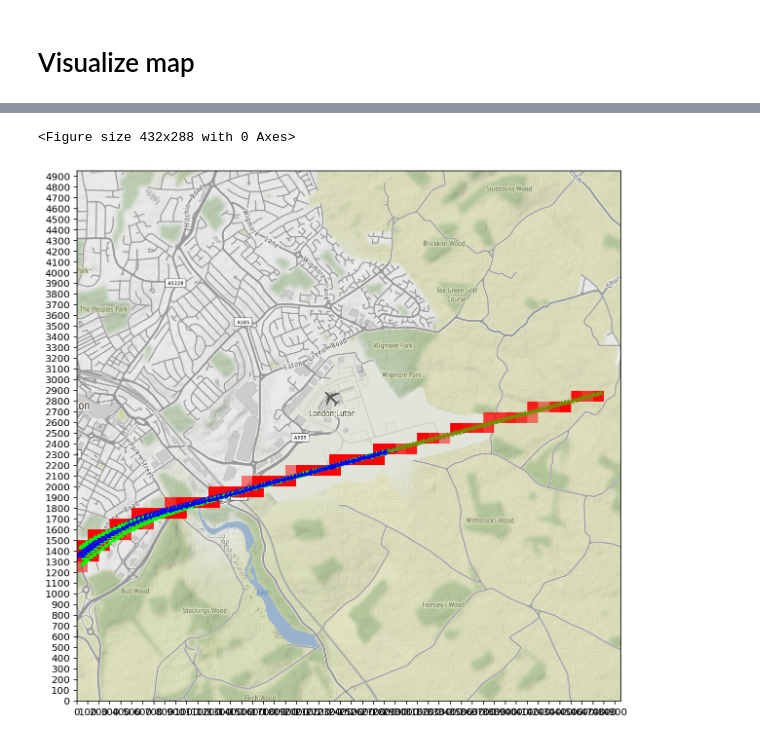
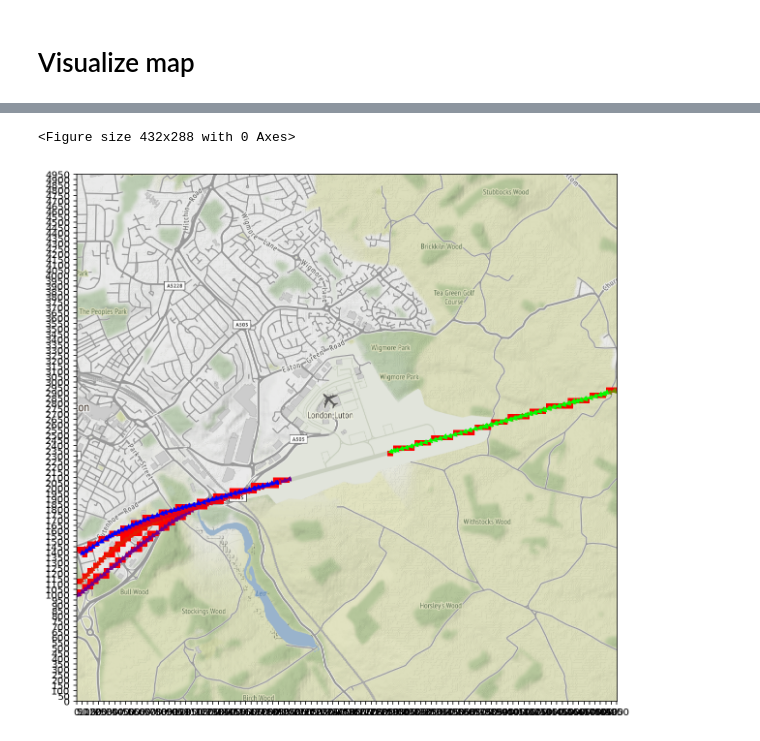
Before and after one commit to naguzmans/opportunistic-utm, a Jupyter notebook: spark.ipynb, the cells around one changed output, grey strips where cells are left out. Drawn from its saved outputs; the diff is of its cells as text; code cells hidden in the pictures.

```diff
--- a/spark.ipynb
+++ b/spark.ipynb
@@ -298,6 +291,8 @@ hour_subset.head()
 from datetime import timezone
 from datetime import datetime
 import math
+import numpy as np
+from haversine import haversine, Unit, inverse_haversine
 
 # Calculate distances to airport
 airport = (51.87626460000001, -0.3717470999999932) # Luton
@@ -308,9 +303,10 @@ min_lat, max_lat, min_lon, max_lon = (min_coord[0], max_coord[0], min_coord[1],
 
 year = 2019
 month = 1
-day = 1
+day = 22
 
-hour_lookup = 1546322400
+hour_lookup = 1548154800
+grid_size = 50
 
 hour_start = datetime(year, month, day, 0, 0, 0).replace(tzinfo=timezone.utc).timestamp()
 hour_end = datetime(year, month, day, 23, 59, 59).replace(tzinfo=timezone.utc).timestamp()
@@ -334,11 +330,11 @@ def calculate_north_south_distance(destination_latitude):
 ns_distance = udf(calculate_north_south_distance, FloatType())
 
 def calculate_pixel_distance(destination_distance):
-  return math.floor(destination_distance/100)
+  return math.floor(destination_distance/grid_size)
 px_distance = udf(calculate_pixel_distance, IntegerType())
 
 def calculate_pixel_altitude(destination_altitude):
-  altitude_level = math.floor((destination_altitude-160)/100)
+  altitude_level = math.floor((destination_altitude-160)/grid_size)
   if altitude_level >= 0:
     return altitude_level
   else:
@@ -428,37 +374,37 @@ def clean_subset(callsign_subset):
 import contextily as cx
 import matplotlib.patches as patches
 import matplotlib.pyplot as plt
 from scipy.interpolate import interp1d
 import random
+from subsampler import subsampler
 %config InlineBackend.figure_format = 'retina'
-
-x = np.linspace(0, 5000, num=100, endpoint=True)
 
 plt.figure()
 fig, ax = plt.subplots(figsize=(10,10))
 
 ghent_img, ghent_ext = cx.bounds2img(min_lon, min_lat, max_lon, max_lat, ll=True, source=cx.providers.Stamen.Terrain)
 we_distance = haversine(min_coord, (min_lat, max_lon), unit=Unit.METERS)
 ns_distance = haversine(min_coord, (max_lat, min_lon), unit=Unit.METERS)
 
 ax.imshow(ghent_img, extent=(0, we_distance, 0, ns_distance))
 
 cmap = plt.cm.get_cmap('brg', 10)
 for callsign in callsigns:
-  callsign_subset = clean_subset(pd_image_subset[pd_image_subset['callsign'] == callsign].reset_index(drop=True))
+  callsign_subset = pd_image_subset[pd_image_subset['callsign'] == callsign].reset_index(drop=True)
+  callsign_subset = subsampler(callsign_subset, 50)
   color_index = random.randint(0, 10)
   ax.plot(callsign_subset['we_distance'], callsign_subset['ns_distance'], color=cmap(color_index))
 
   for k in range(0, len(callsign_subset)):
     ax.plot(callsign_subset['we_distance'][k], callsign_subset['ns_distance'][k], '-', marker=(3, 0, -callsign_subset['heading'][k]), markersize=5, color = cmap(color_index))
-    rect = patches.Rectangle((callsign_subset['we_px'][k]*100, callsign_subset['ns_px'][k]*100), 100, 100, facecolor='red', alpha=.5)
+    rect = patches.Rectangle((callsign_subset['we_px'][k]*grid_size, callsign_subset['ns_px'][k]*grid_size), grid_size, grid_size, facecolor='red', alpha=1)
     ax.add_patch(rect)
 
-ax.set_xticks(np.arange(0, 5000, 100))
-ax.set_yticks(np.arange(0, 5000, 100))
+ax.set_xticks(np.arange(0, 5000, grid_size))
+ax.set_yticks(np.arange(0, 5000, grid_size))
 # ax.grid(color='black', linewidth = 1, which='both')
 ax.set_aspect('auto')
 # ax.axis('off')
 # %% [output]
 <Figure size 432x288 with 0 Axes>
-[figure, old version]
+[figure, new version]
```
Also changed, not shown: parts of 11 cells of this notebook.
